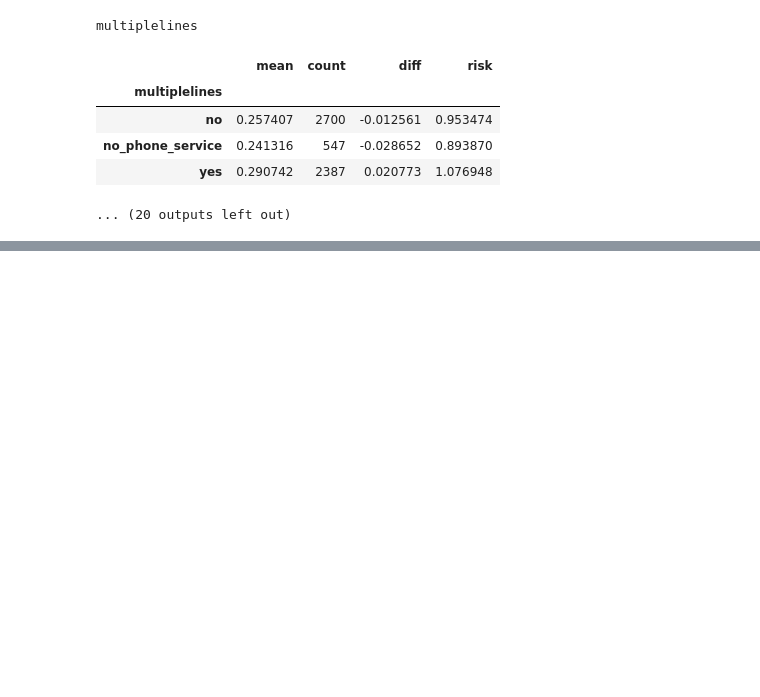
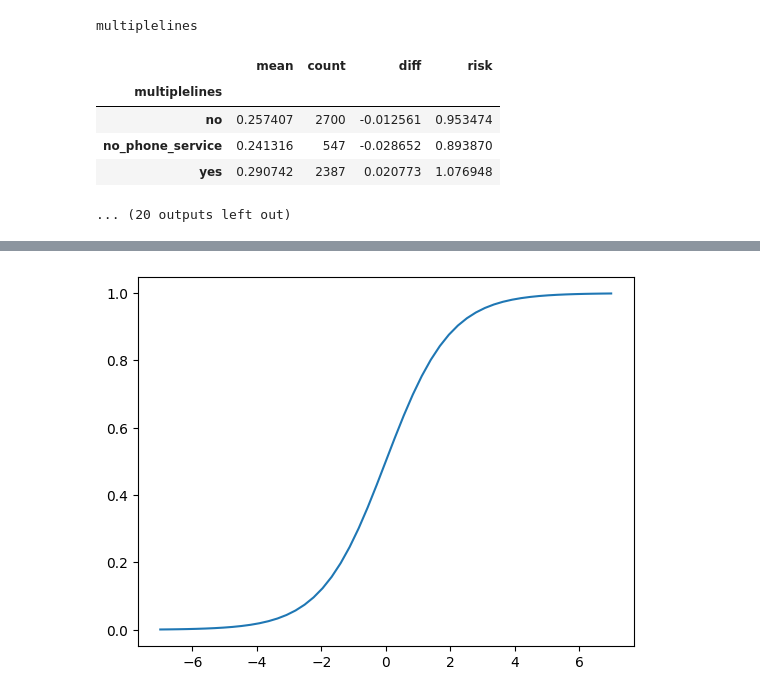
Before and after one commit to MuhammadAwon/ml-engineering, a Jupyter notebook: 03-classification/chrun-prediction.ipynb, the cells around one changed output, grey strips where cells are left out. Drawn from its saved outputs; the diff is of its cells as text; code cells hidden in the pictures; blank space fills up the shorter version.

```diff
--- a/03-classification/chrun-prediction.ipynb
+++ b/03-classification/chrun-prediction.ipynb
@@ -427,0 +593,6 @@ multiplelines
+# %%
+def sigmoid(z):
+    return 1 / (1 + np.exp(-z))
+# %%
+# Create an array of 51 elements between -7 to 7
+z = np.linspace(-7, 7, 51)
@@ -427,0 +620,6 @@ multiplelines
+# %%
+# Plot 'z' and 'sigmoid(z)'
+plt.plot(z, sigmoid(z))
+plt.show();
+# %% [output]
+[figure, added]
```
Also changed, not shown: parts of 79 cells of this notebook, 1 other file.
